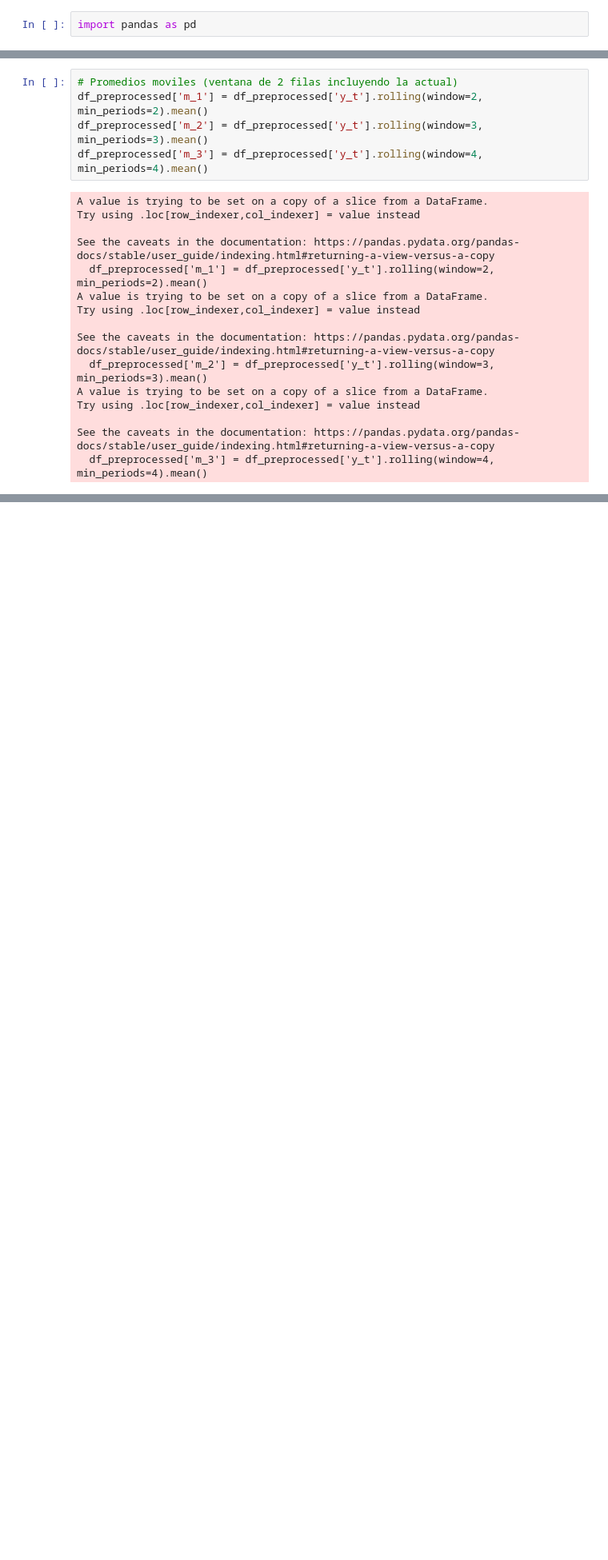
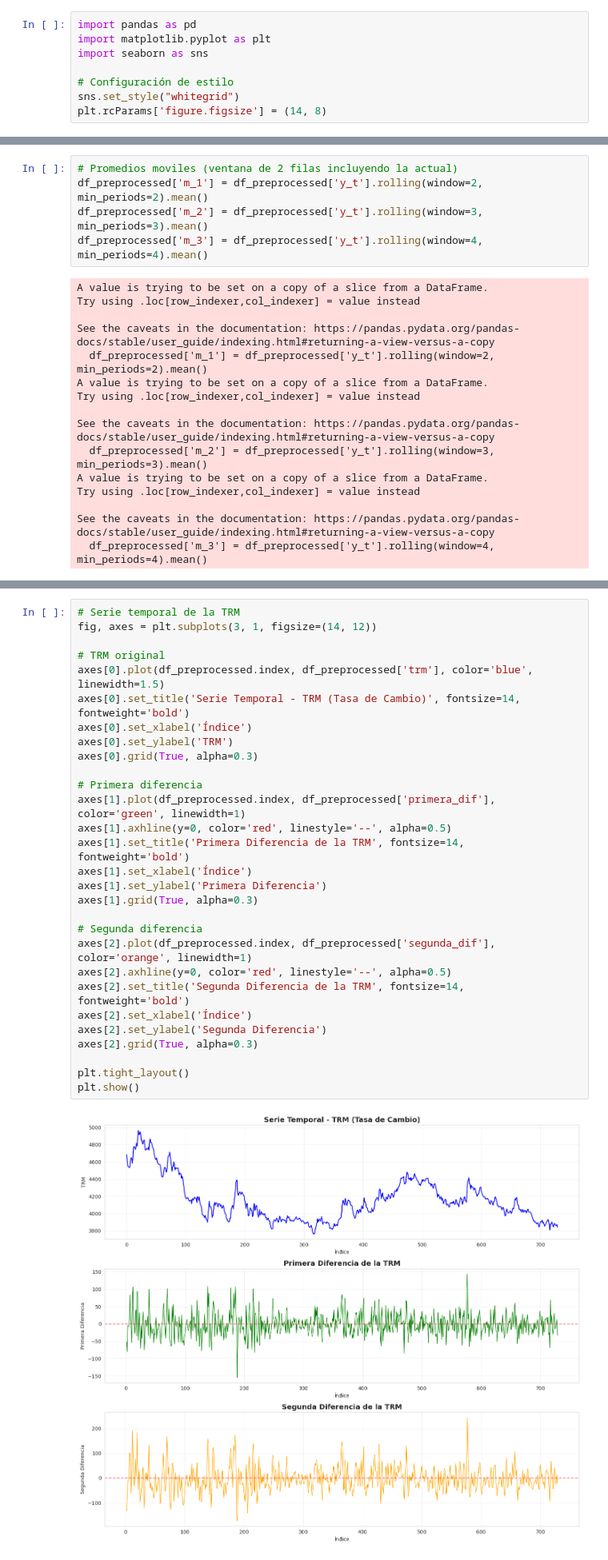
Before and after one commit to aalejoz25/BigData-ST, a Jupyter notebook: proyecto.ipynb, the cells around one changed output, grey strips where cells are left out. Shown: that part at 80% size. Saved outputs shown, nothing was run; the diff lists cells and outputs as text; blank space fills up the shorter version.

```diff
--- a/proyecto.ipynb
+++ b/proyecto.ipynb
@@ -2,6 +2,12 @@
 # Proyecto TRM - Analisis de Residual
 # %%
 import pandas as pd
+import matplotlib.pyplot as plt
+import seaborn as sns
+
+# Configuración de estilo
+sns.set_style("whitegrid")
+plt.rcParams['figure.figsize'] = (14, 8)
 # %%
 from pathlib import Path
 
@@ -140,0 +213,31 @@ df_preprocessed
+# %%
+# Serie temporal de la TRM
+fig, axes = plt.subplots(3, 1, figsize=(14, 12))
+
+# TRM original
+axes[0].plot(df_preprocessed.index, df_preprocessed['trm'], color='blue', linewidth=1.5)
+axes[0].set_title('Serie Temporal - TRM (Tasa de Cambio)', fontsize=14, fontweight='bold')
+axes[0].set_xlabel('Índice')
+axes[0].set_ylabel('TRM')
+axes[0].grid(True, alpha=0.3)
+
+# Primera diferencia
+axes[1].plot(df_preprocessed.index, df_preprocessed['primera_dif'], color='green', linewidth=1)
+axes[1].axhline(y=0, color='red', linestyle='--', alpha=0.5)
+axes[1].set_title('Primera Diferencia de la TRM', fontsize=14, fontweight='bold')
+axes[1].set_xlabel('Índice')
+axes[1].set_ylabel('Primera Diferencia')
+axes[1].grid(True, alpha=0.3)
+
+# Segunda diferencia
+axes[2].plot(df_preprocessed.index, df_preprocessed['segunda_dif'], color='orange', linewidth=1)
+axes[2].axhline(y=0, color='red', linestyle='--', alpha=0.5)
+axes[2].set_title('Segunda Diferencia de la TRM', fontsize=14, fontweight='bold')
+axes[2].set_xlabel('Índice')
+axes[2].set_ylabel('Segunda Diferencia')
+axes[2].grid(True, alpha=0.3)
+
+plt.tight_layout()
+plt.show()
+# %% [output]
+[figure, added]
```
Also changed, not shown: parts of 9 cells of this notebook, 2 other files.
